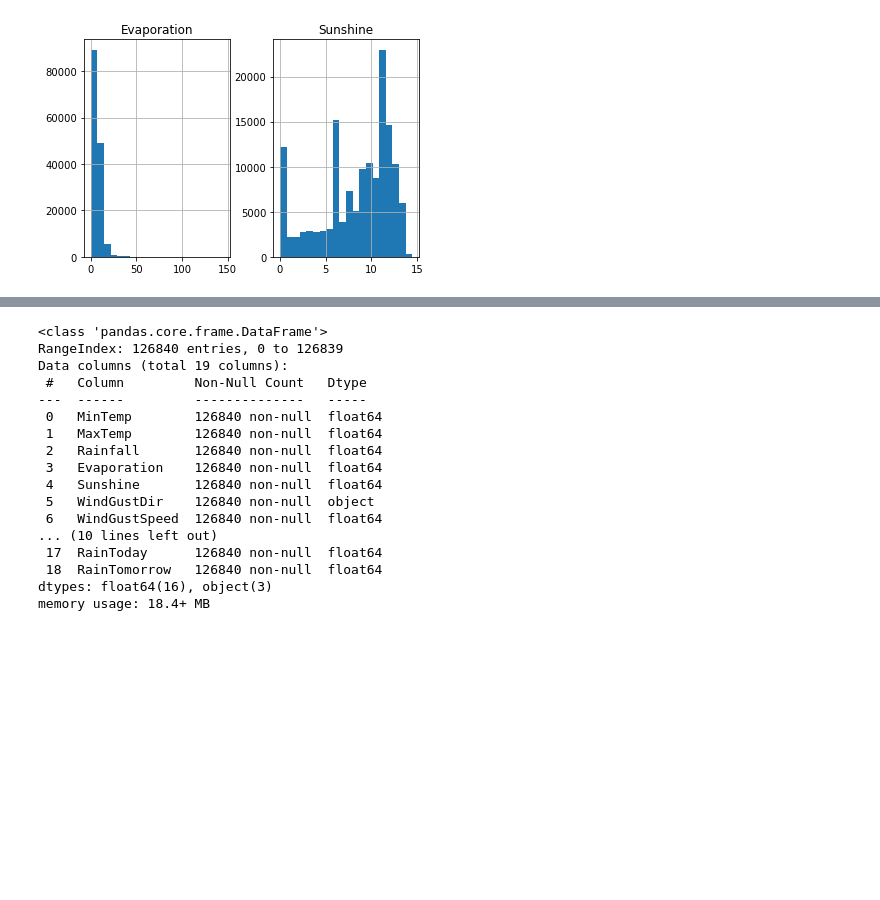
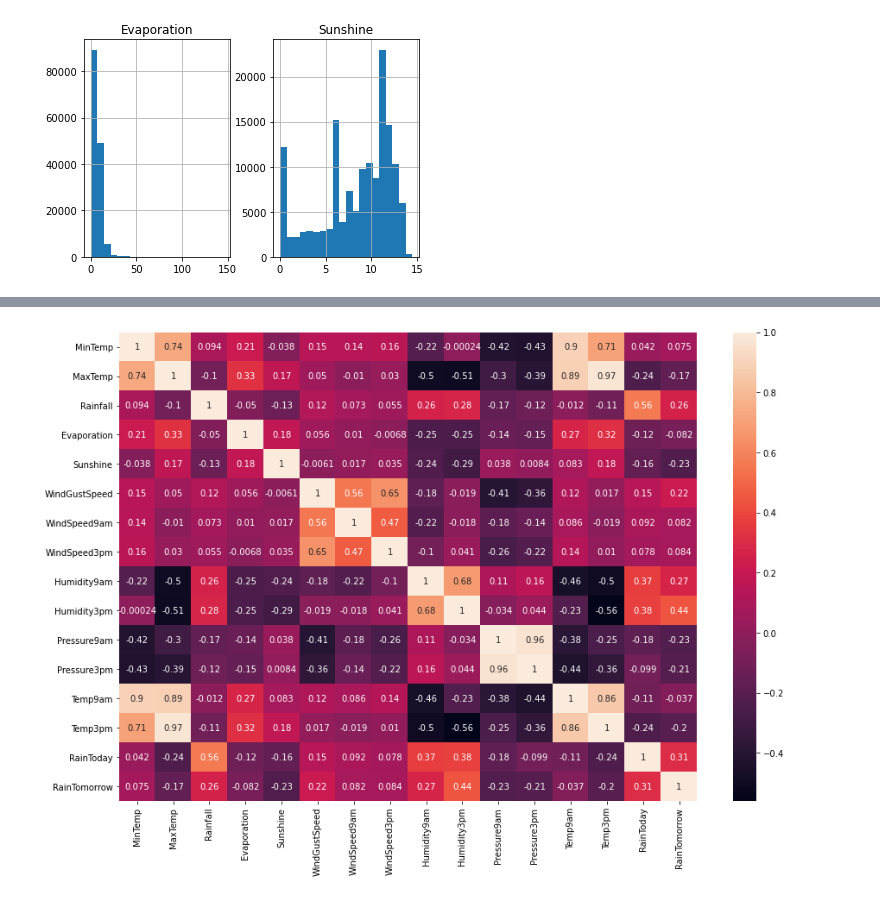
Before and after one commit to NochnoyRitzar/Australia-Rain-Prediction, a Jupyter notebook: Strategy_3.ipynb, the cells around one changed output, grey strips where cells are left out. Drawn from its saved outputs; the diff is of its cells as text; code cells hidden in the pictures; blank space fills up the shorter version.

```diff
--- a/Strategy_3.ipynb
+++ b/Strategy_3.ipynb
@@ -65,3 +191,7 @@ dtype: int64
 # %% [markdown]
 # Feature engineering
+# %%
+#Changing dtype from object to category
+select = df.select_dtypes(include="object").columns
+df[select] = df[select].astype("category")
 # %%
@@ -93,12 +251,13 @@ After NaN were filled
 #Filling NaNs in the rest of columns
 df.fillna(df.mean(), inplace=True)
 
-#Replacing RainToday, RainTomorrow data and filling NaNs
-df.RainToday.replace(["No", "Yes"], [0, 1], inplace=True)
-df.RainToday.fillna(df.RainToday.value_counts().index[0], inplace=True)
+#Filling outliers with quantile data
+cols = ["Rainfall", "Evaporation"]
+for col in cols:
+    df[col].loc[df[col] > df[col].quantile(0.999)] = df[col].quantile(0.75)
+    df[col].loc[df[col] < df[col].quantile(0.001)] = df[col].quantile(0.25)
 
-df.RainTomorrow.replace(["No", "Yes"], [0, 1], inplace=True)
-df.RainTomorrow.fillna(df.RainTomorrow.value_counts().index[0], inplace=True)
-
-#Drop rows with NaNs in categorial columns
-df = df.dropna().reset_index(drop=True)
+#Filling outliers in "wind" columns
+wind_cols = ["WindGustSpeed", "WindSpeed9am", "WindSpeed3pm"]
+for col in wind_cols:
+    df[col].loc[df[col] > df[col].quantile(0.99)] = df[col].quantile(0.75)
@@ -105,20 +281,0 @@ df = df.dropna().reset_index(drop=True)
-# %%
-df.info()
-# %% [output]
-<class 'pandas.core.frame.DataFrame'>
-RangeIndex: 126840 entries, 0 to 126839
-Data columns (total 19 columns):
- #   Column         Non-Null Count   Dtype
----  ------         --------------   -----
- 0   MinTemp        126840 non-null  float64
- 1   MaxTemp        126840 non-null  float64
- 2   Rainfall       126840 non-null  float64
- 3   Evaporation    126840 non-null  float64
- 4   Sunshine       126840 non-null  float64
- 5   WindGustDir    126840 non-null  object
- 6   WindGustSpeed  126840 non-null  float64
-... (10 lines left out)
- 17  RainToday      126840 non-null  float64
- 18  RainTomorrow   126840 non-null  float64
-dtypes: float64(16), object(3)
-memory usage: 18.4+ MB
@@ -124,0 +292,7 @@ memory usage: 18.4+ MB
+# %%
+#Looking for highly correlated features
+plt.figure(figsize=(15,10))
+sns.heatmap(df.corr(), annot=True)
+plt.show()
+# %% [output]
+[figure, added]
```
Also changed, not shown: parts of 29 cells of this notebook.
